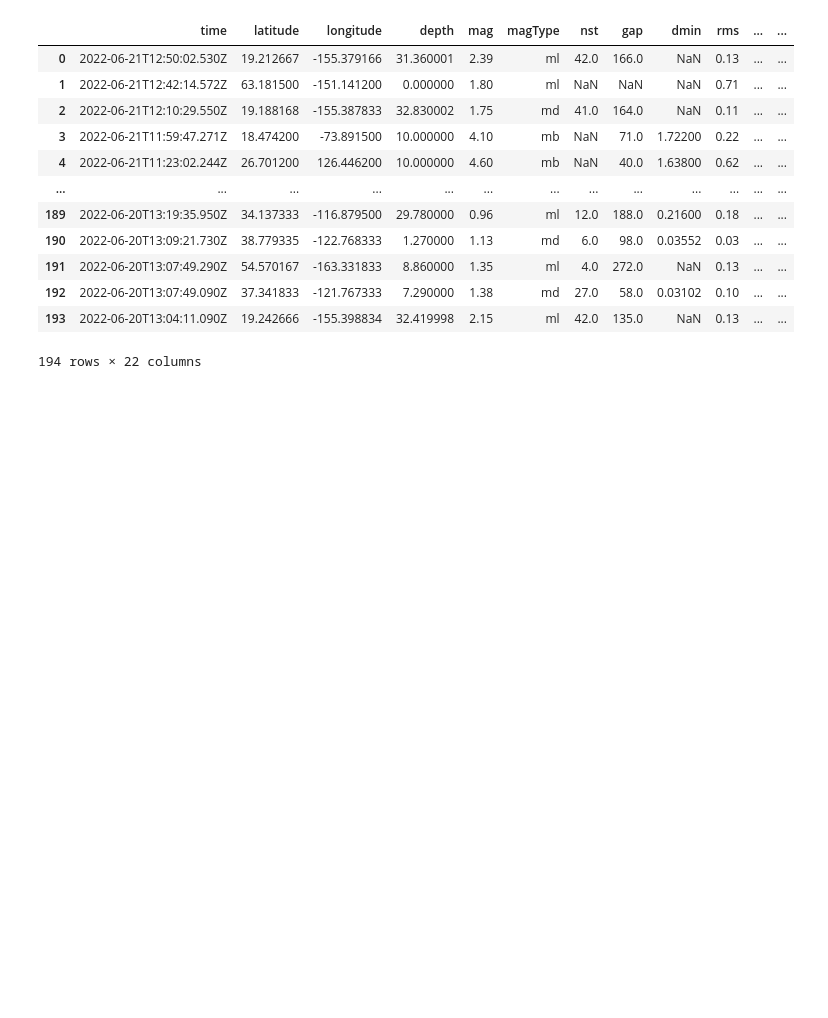
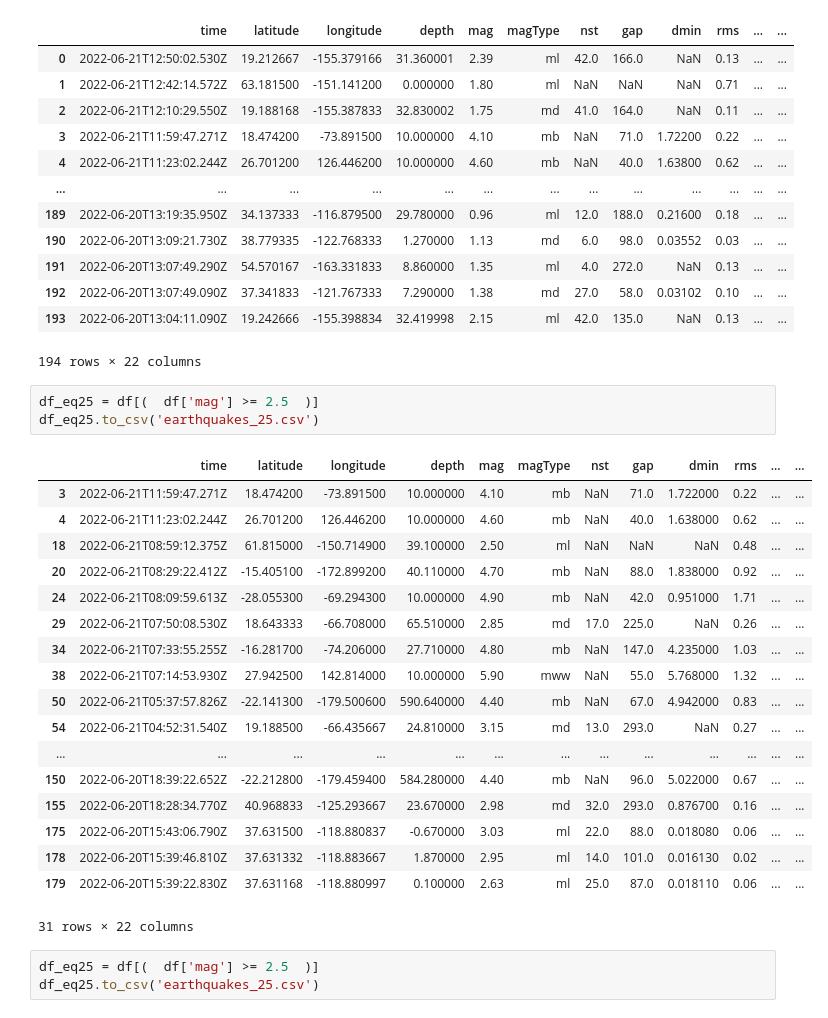
Before and after one commit to valsorayksterob/interlink, a Jupyter notebook: interlink.ipynb, the cells around one changed output. Cells and saved outputs as stored; diff of their text form; blank space fills up the shorter version.

```diff
--- a/interlink.ipynb
+++ b/interlink.ipynb
@@ -18,3 +18,28 @@ df
 | 192 | 2022-06-20T13:07:49.090Z | 37.341833 | -121.767333 | 7.290000 | 1.38 | md | 27.0 | 58.0 | 0.03102 | 0.10 | ... | ... |
 | 193 | 2022-06-20T13:04:11.090Z | 19.242666 | -155.398834 | 32.419998 | 2.15 | ml | 42.0 | 135.0 | NaN | 0.13 | ... | ... |
 194 rows × 22 columns
+# %%
+df_eq25 = df[(  df['mag'] >= 2.5  )]
+df_eq25.to_csv('earthquakes_25.csv')
+# %% [output]
+|  | time | latitude | longitude | depth | mag | magType | nst | gap | dmin | rms | ... | ... |
+| 3 | 2022-06-21T11:59:47.271Z | 18.474200 | -73.891500 | 10.000000 | 4.10 | mb | NaN | 71.0 | 1.722000 | 0.22 | ... | ... |
+| 4 | 2022-06-21T11:23:02.244Z | 26.701200 | 126.446200 | 10.000000 | 4.60 | mb | NaN | 40.0 | 1.638000 | 0.62 | ... | ... |
+| 18 | 2022-06-21T08:59:12.375Z | 61.815000 | -150.714900 | 39.100000 | 2.50 | ml | NaN | NaN | NaN | 0.48 | ... | ... |
+| 20 | 2022-06-21T08:29:22.412Z | -15.405100 | -172.899200 | 40.110000 | 4.70 | mb | NaN | 88.0 | 1.838000 | 0.92 | ... | ... |
+| 24 | 2022-06-21T08:09:59.613Z | -28.055300 | -69.294300 | 10.000000 | 4.90 | mb | NaN | 42.0 | 0.951000 | 1.71 | ... | ... |
+| 29 | 2022-06-21T07:50:08.530Z | 18.643333 | -66.708000 | 65.510000 | 2.85 | md | 17.0 | 225.0 | NaN | 0.26 | ... | ... |
+| 34 | 2022-06-21T07:33:55.255Z | -16.281700 | -74.206000 | 27.710000 | 4.80 | mb | NaN | 147.0 | 4.235000 | 1.03 | ... | ... |
+| 38 | 2022-06-21T07:14:53.930Z | 27.942500 | 142.814000 | 10.000000 | 5.90 | mww | NaN | 55.0 | 5.768000 | 1.32 | ... | ... |
+| 50 | 2022-06-21T05:37:57.826Z | -22.141300 | -179.500600 | 590.640000 | 4.40 | mb | NaN | 67.0 | 4.942000 | 0.83 | ... | ... |
+| 54 | 2022-06-21T04:52:31.540Z | 19.188500 | -66.435667 | 24.810000 | 3.15 | md | 13.0 | 293.0 | NaN | 0.27 | ... | ... |
+| ... | ... | ... | ... | ... | ... | ... | ... | ... | ... | ... | ... | ... |
+| 150 | 2022-06-20T18:39:22.652Z | -22.212800 | -179.459400 | 584.280000 | 4.40 | mb | NaN | 96.0 | 5.022000 | 0.67 | ... | ... |
+| 155 | 2022-06-20T18:28:34.770Z | 40.968833 | -125.293667 | 23.670000 | 2.98 | md | 32.0 | 293.0 | 0.876700 | 0.16 | ... | ... |
+| 175 | 2022-06-20T15:43:06.790Z | 37.631500 | -118.880837 | -0.670000 | 3.03 | ml | 22.0 | 88.0 | 0.018080 | 0.06 | ... | ... |
+| 178 | 2022-06-20T15:39:46.810Z | 37.631332 | -118.883667 | 1.870000 | 2.95 | ml | 14.0 | 101.0 | 0.016130 | 0.02 | ... | ... |
+| 179 | 2022-06-20T15:39:22.830Z | 37.631168 | -118.880997 | 0.100000 | 2.63 | ml | 25.0 | 87.0 | 0.018110 | 0.06 | ... | ... |
+31 rows × 22 columns
+# %%
+df_eq25 = df[(  df['mag'] >= 2.5  )]
+df_eq25.to_csv('earthquakes_25.csv')
```
